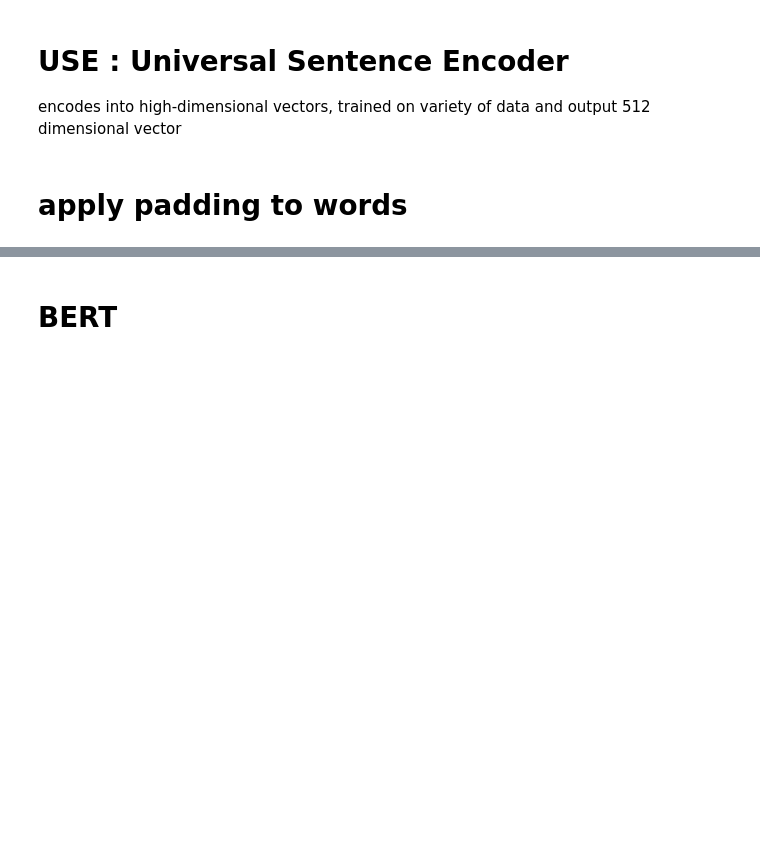
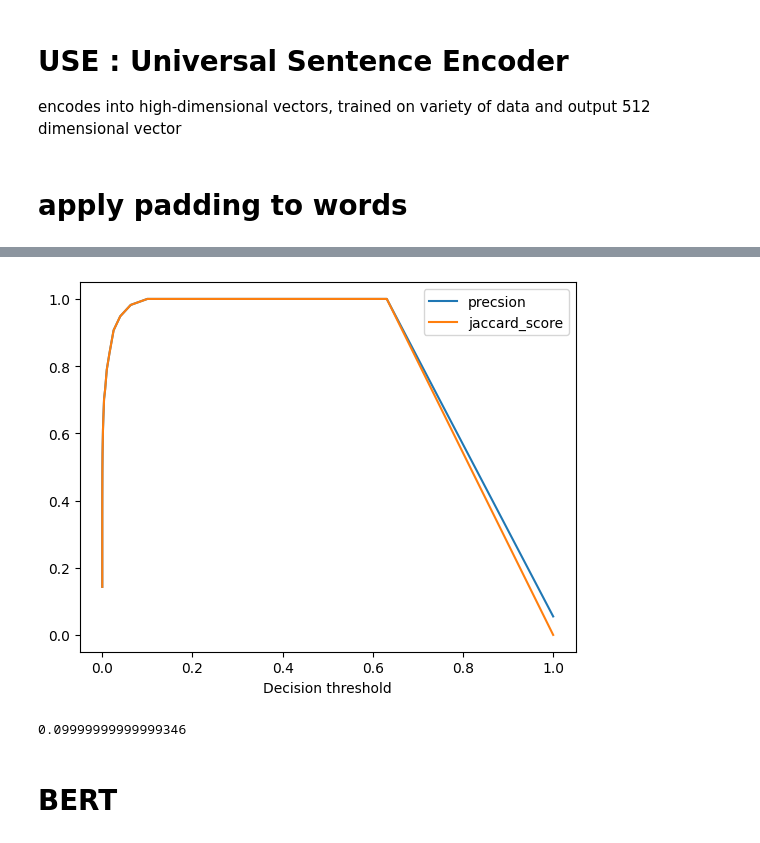
Before and after one commit to CYaiche/nlp_topic-modelling, a Jupyter notebook: supervised_2.ipynb, the cells around one changed output, grey strips where cells are left out. Saved outputs shown, nothing was run; the diff lists cells and outputs as text; code cells hidden in the pictures; blank space fills up the shorter version.

```diff
--- a/supervised_2.ipynb
+++ b/supervised_2.ipynb
@@ -234,7 +244,7 @@ import tensorflow_hub as hub
 embed = hub.load("https://tfhub.dev/google/universal-sentence-encoder/4")
 # %%
-X_train_use_embedding = embed(X_corpus_train)
-X_test_use_embedding = embed(X_corpus_test)
+X_train_use_embedding = embed(X_corpus_train.tolist())
+X_test_use_embedding = embed(X_corpus_test.tolist())
 # %%
 use_model = Sequential()
 use_model.add(Dense(256, activation='relu', input_dim=512))
@@ -276,2 +298,13 @@ Epoch 5/5
+# %%
+tm_plot_threshold_test(threshold_test_use)
+# %% [output]
+[figure, added]
+# %%
+max_config = threshold_test_use.query('precision == precision.max()')
+t = max_config["threshold"]
+best_t =  t.values[0]
+best_t
+# %% [output]
+0.09999999999999346
 # %%
 y_pred_use = use_model.predict(X_test_use_embedding)
```
Also changed, not shown: parts of 37 cells of this notebook, 6 other files.
